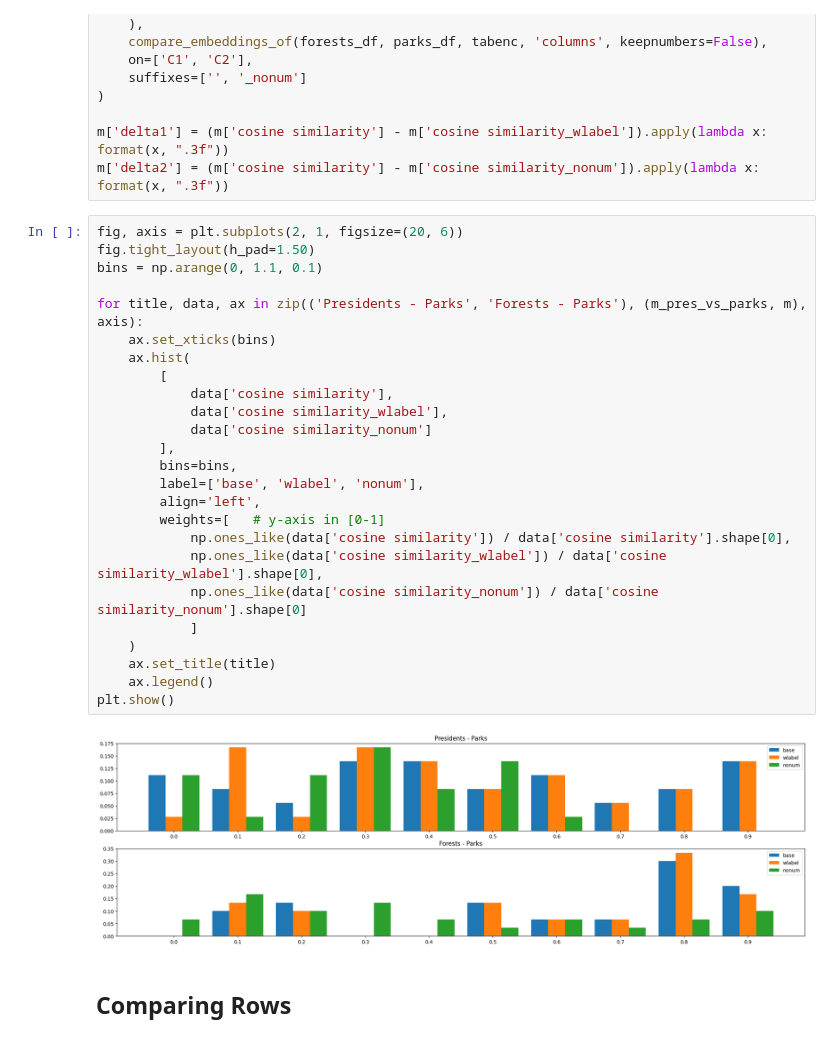
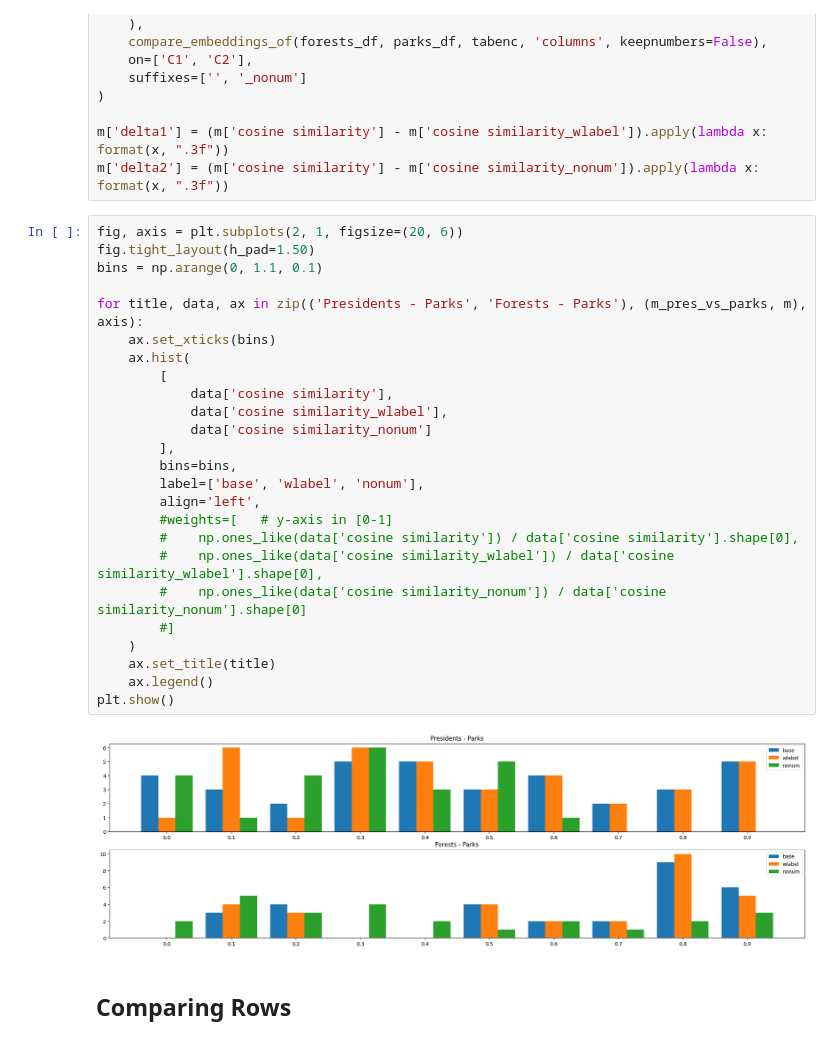
Before and after one commit to nanni00/datalake-table-finder, a Jupyter notebook: src/notebooks/fasttext/presidents_forests_parks.ipynb, the cells around one changed output. Saved outputs shown, nothing was run; the diff lists cells and outputs as text.

```diff
--- a/src/notebooks/fasttext/presidents_forests_parks.ipynb
+++ b/src/notebooks/fasttext/presidents_forests_parks.ipynb
@@ -103,30 +103,30 @@ m['delta2'] = (m['cosine similarity'] - m['cosine similarity_nonum']).apply(lamb
 # %%
 fig, axis = plt.subplots(2, 1, figsize=(20, 6))
 fig.tight_layout(h_pad=1.50)
 bins = np.arange(0, 1.1, 0.1)
 
 for title, data, ax in zip(('Presidents - Parks', 'Forests - Parks'), (m_pres_vs_parks, m), axis):
     ax.set_xticks(bins)
     ax.hist(
         [
             data['cosine similarity'],
             data['cosine similarity_wlabel'],
             data['cosine similarity_nonum']
         ],
         bins=bins,
         label=['base', 'wlabel', 'nonum'],
         align='left',
-        weights=[   # y-axis in [0-1]
-            np.ones_like(data['cosine similarity']) / data['cosine similarity'].shape[0],
-            np.ones_like(data['cosine similarity_wlabel']) / data['cosine similarity_wlabel'].shape[0],
-            np.ones_like(data['cosine similarity_nonum']) / data['cosine similarity_nonum'].shape[0]
-            ]
+        #weights=[   # y-axis in [0-1]
+        #    np.ones_like(data['cosine similarity']) / data['cosine similarity'].shape[0],
+        #    np.ones_like(data['cosine similarity_wlabel']) / data['cosine similarity_wlabel'].shape[0],
+        #    np.ones_like(data['cosine similarity_nonum']) / data['cosine similarity_nonum'].shape[0]
+        #]
     )
     ax.set_title(title)
     ax.legend()
 plt.show()
 # %% [output]
-[figure, old version]
+[figure, new version]
 # %% [markdown]
 ## Comparing Rows
 # %% [markdown]
```
Also changed, not shown: parts of 17 cells of this notebook, 1 other file.
